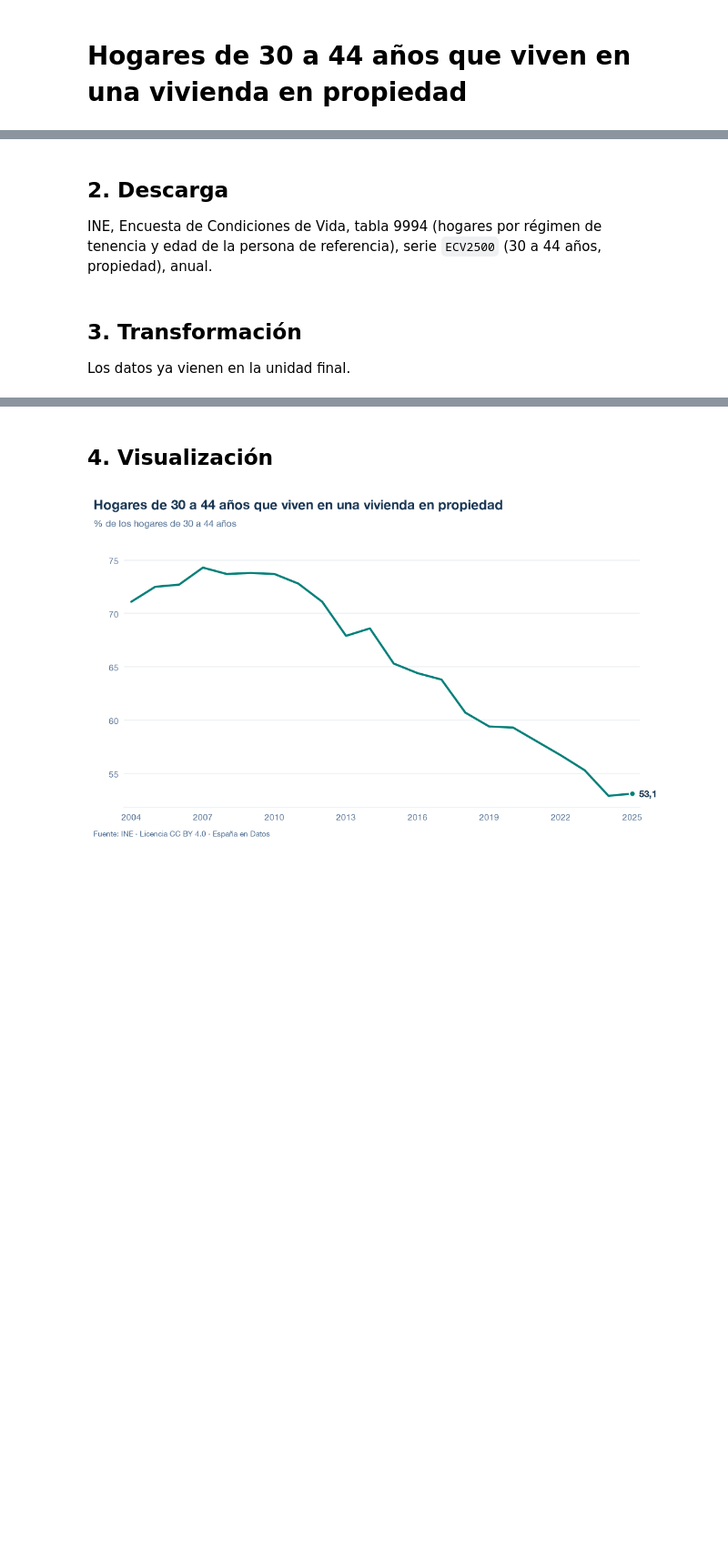
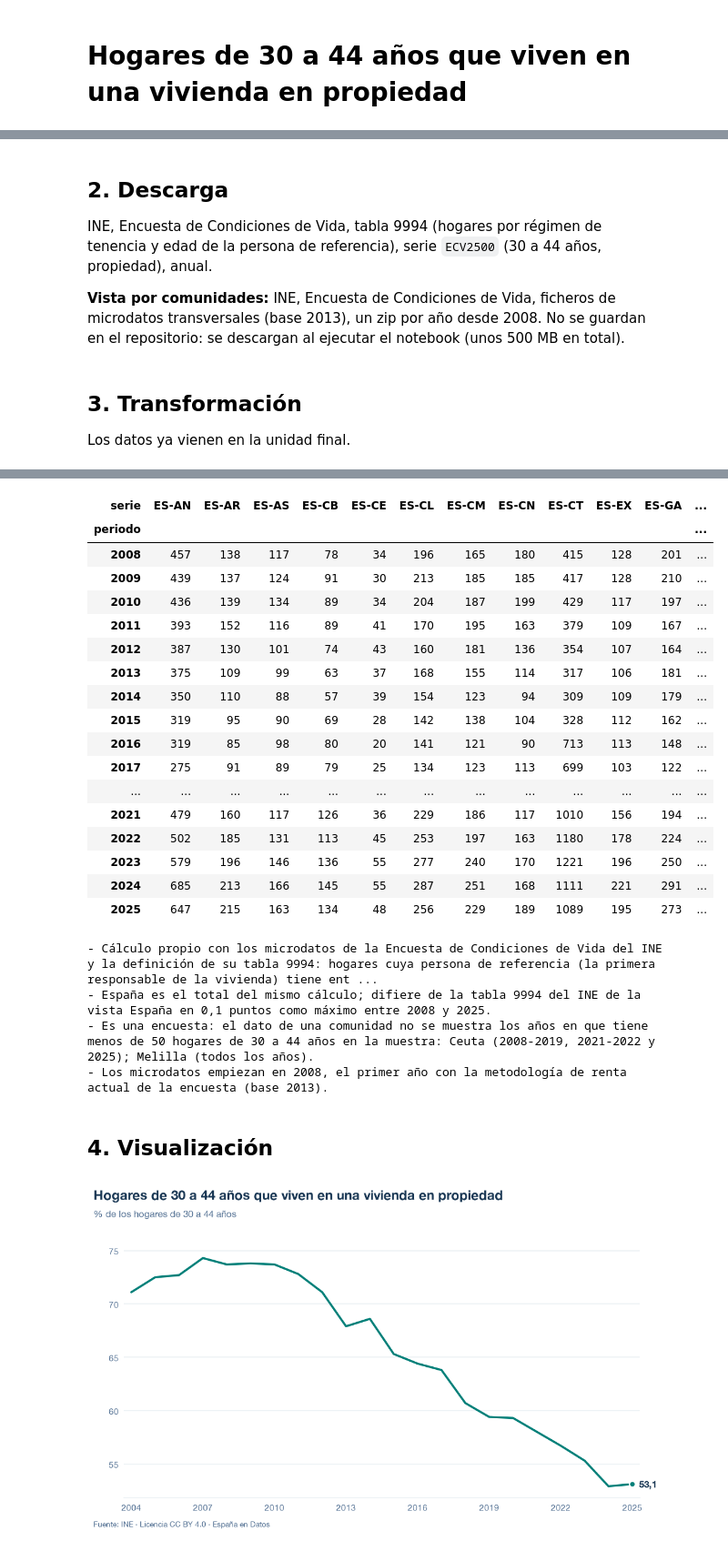
Before and after one commit to renatospc/espana-en-datos, a Jupyter notebook: temas/vivienda/notebooks/hogares-30-44-propiedad.ipynb, the cells around one changed output, grey strips where cells are left out. Shown at 91% size. Drawn from its saved outputs; the diff is of its cells as text; code cells hidden in the pictures; blank space fills up the shorter version.

```diff
--- a/temas/vivienda/notebooks/hogares-30-44-propiedad.ipynb
+++ b/temas/vivienda/notebooks/hogares-30-44-propiedad.ipynb
@@ -27,6 +30,8 @@ DIR_SALIDA = None  # solo tests; None = temas/<SLUG>/data/
 ## 2. Descarga
 
 INE, Encuesta de Condiciones de Vida, tabla 9994 (hogares por régimen de tenencia y edad de la persona de referencia), serie `ECV2500` (30 a 44 años, propiedad), anual.
+
+**Vista por comunidades:** INE, Encuesta de Condiciones de Vida, ficheros de microdatos transversales (base 2013), un zip por año desde 2008. No se guardan en el repositorio: se descargan al ejecutar el notebook (unos 500 MB en total).
 # %%
 import sys
 from pathlib import Path
@@ -64,3 +90,56 @@ NOTAS = [
     "Es una encuesta: los datos tienen margen de error muestral.",
     "Solo España: Eurostat no publica el régimen de tenencia según la edad de la persona de referencia del hogar.",
 ]
+
+# Vista por comunidades. Comprobación: el total de España del cálculo frente a la tabla 9994 del INE
+contraste = pd.DataFrame({
+    "cálculo microdatos": ccaa[ccaa.serie == "espana"].set_index("periodo")["tasa"],
+    "INE tabla 9994": df.set_index("periodo")["valor"],
+}).dropna()
+contraste["diferencia"] = contraste["cálculo microdatos"] - contraste["INE tabla 9994"]
+display(contraste.round(2))
+DIF_MAX = contraste["diferencia"].abs().max()
+assert DIF_MAX < 0.5, f"el cálculo con los microdatos se aleja de la tabla del INE ({DIF_MAX:.1f} puntos): ¿ha cambiado algún fichero?"
+
+# Sin dato si la muestra es pequeña
+pocos = ccaa[(ccaa.serie != "espana") & (ccaa.hogares < MUESTRA_MINIMA)]
+df_ccaa = ccaa.assign(valor=ccaa["tasa"].where((ccaa.serie == "espana") | (ccaa.hogares >= MUESTRA_MINIMA)))
+con_dato = set(df_ccaa.loc[df_ccaa.valor.notna(), "serie"])
+df_ccaa = df_ccaa[df_ccaa.serie.isin(con_dato)][["serie", "periodo", "valor"]]
+display(ccaa.pivot(index="periodo", columns="serie", values="hogares"))
+
+
+def tramos(años: list[int]) -> str:
+    """«2008-2013, 2015 y 2018»: años seguidos agrupados en intervalos."""
+    grupos: list[list[int]] = []
+    for a in sorted(años):
+        if grupos and a == grupos[-1][-1] + 1:
+            grupos[-1].append(a)
+        else:
+            grupos.append([a])
+    partes = [f"{g[0]}-{g[-1]}" if len(g) > 1 else str(g[0]) for g in grupos]
+    return partes[0] if len(partes) == 1 else f"{', '.join(partes[:-1])} y {partes[-1]}"
+
+
+ANIOS = sorted(ccaa.periodo.unique())
+fuera = [
+    f"{NOMBRES_CCAA[s]} ({'todos los años' if len(g) == len(ANIOS) else tramos(g.periodo.tolist())})"
+    for s, g in sorted(pocos.groupby("serie"), key=lambda x: NOMBRES_CCAA[x[0]])
+]
+fuentes_ccaa = [
+    FuenteMeta(s, ecv.ORGANISMO,
+               f"Encuesta de Condiciones de Vida, microdatos {ANIOS[0]}-{ANIOS[-1]} (base 2013): cálculo propio con la definición de la tabla 9994",
+               ecv.URL_MICRODATOS, fuente_ecv.fecha_consulta)
+    for s in sorted(con_dato)
+]
+NOTAS_CCAA = [
+    "Cálculo propio con los microdatos de la Encuesta de Condiciones de Vida del INE y la definición de su tabla 9994: hogares cuya persona de referencia (la primera responsable de la vivienda) tiene entre 30 y 44 años en el año al que se refiere la renta, que viven en una vivienda en propiedad, con o sin hipoteca; ponderados con el peso transversal de los hogares. El INE no publica esta tabla por comunidad autónoma.",
+    f"España es el total del mismo cálculo; difiere de la tabla 9994 del INE de la vista España en {f'{DIF_MAX:.1f}'.replace('.', ',')} puntos como máximo entre {contraste.index.min()} y {contraste.index.max()}.",
+    f"Es una encuesta: el dato de una comunidad no se muestra los años en que tiene menos de {MUESTRA_MINIMA} hogares de 30 a 44 años en la muestra"
+    + (f": {'; '.join(fuera)}." if fuera else "."),
+    f"Los microdatos empiezan en {ANIOS[0]}, el primer año con la metodología de renta actual de la encuesta (base 2013).",
+]
+vista_ccaa = construir_vista_ccaa(df_ccaa, fuentes_ccaa, unidad=UNIDAD, notas=NOTAS_CCAA, desde=DESDE)
+for n in NOTAS_CCAA:
+    print("-", n)
+# %% [output]
@@ -67,3 +164,25 @@ NOTAS = [
+| serie | ES-AN | ES-AR | ES-AS | ES-CB | ES-CE | ES-CL | ES-CM | ES-CN | ES-CT | ES-EX | ES-GA | ... |
+| periodo |  |  |  |  |  |  |  |  |  |  |  | ... |
+| 2008 | 457 | 138 | 117 | 78 | 34 | 196 | 165 | 180 | 415 | 128 | 201 | ... |
+| 2009 | 439 | 137 | 124 | 91 | 30 | 213 | 185 | 185 | 417 | 128 | 210 | ... |
+| 2010 | 436 | 139 | 134 | 89 | 34 | 204 | 187 | 199 | 429 | 117 | 197 | ... |
+| 2011 | 393 | 152 | 116 | 89 | 41 | 170 | 195 | 163 | 379 | 109 | 167 | ... |
+| 2012 | 387 | 130 | 101 | 74 | 43 | 160 | 181 | 136 | 354 | 107 | 164 | ... |
+| 2013 | 375 | 109 | 99 | 63 | 37 | 168 | 155 | 114 | 317 | 106 | 181 | ... |
+| 2014 | 350 | 110 | 88 | 57 | 39 | 154 | 123 | 94 | 309 | 109 | 179 | ... |
+| 2015 | 319 | 95 | 90 | 69 | 28 | 142 | 138 | 104 | 328 | 112 | 162 | ... |
+| 2016 | 319 | 85 | 98 | 80 | 20 | 141 | 121 | 90 | 713 | 113 | 148 | ... |
+| 2017 | 275 | 91 | 89 | 79 | 25 | 134 | 123 | 113 | 699 | 103 | 122 | ... |
+| ... | ... | ... | ... | ... | ... | ... | ... | ... | ... | ... | ... | ... |
+| 2021 | 479 | 160 | 117 | 126 | 36 | 229 | 186 | 117 | 1010 | 156 | 194 | ... |
+| 2022 | 502 | 185 | 131 | 113 | 45 | 253 | 197 | 163 | 1180 | 178 | 224 | ... |
+| 2023 | 579 | 196 | 146 | 136 | 55 | 277 | 240 | 170 | 1221 | 196 | 250 | ... |
+| 2024 | 685 | 213 | 166 | 145 | 55 | 287 | 251 | 168 | 1111 | 221 | 291 | ... |
+| 2025 | 647 | 215 | 163 | 134 | 48 | 256 | 229 | 189 | 1089 | 195 | 273 | ... |
+- Cálculo propio con los microdatos de la Encuesta de Condiciones de Vida del INE y la definición de su tabla 9994: hogares cuya persona de referencia (la primera responsable de la vivienda) tiene ent ...
+- España es el total del mismo cálculo; difiere de la tabla 9994 del INE de la vista España en 0,1 puntos como máximo entre 2008 y 2025.
+- Es una encuesta: el dato de una comunidad no se muestra los años en que tiene menos de 50 hogares de 30 a 44 años en la muestra: Ceuta (2008-2019, 2021-2022 y 2025); Melilla (todos los años).
+- Los microdatos empiezan en 2008, el primer año con la metodología de renta actual de la encuesta (base 2013).
 # %% [markdown]
 ## 4. Visualización
 # %%
```
Also changed, not shown: parts of 7 cells of this notebook, 29 other files.
